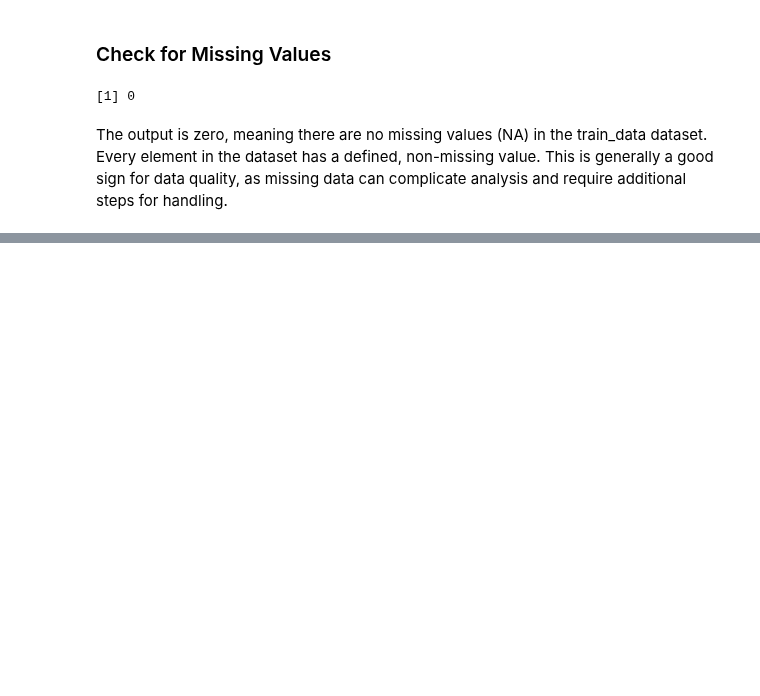
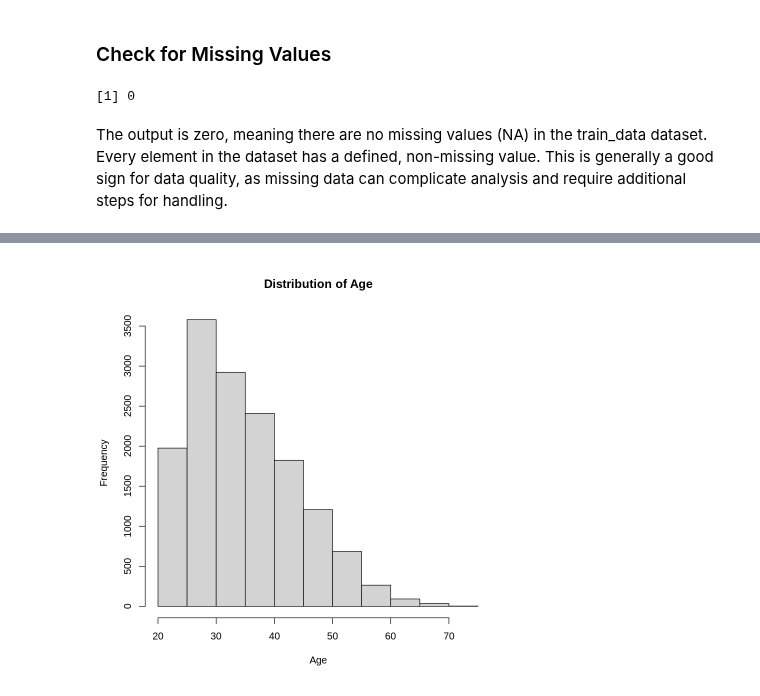
Before and after one commit to carlos-alves-one/Credit-Card-Analysis-R, a Jupyter notebook: Regression_CW2.ipynb, the cells around one changed output, grey strips where cells are left out. Drawn from its saved outputs; the diff is of its cells as text; code cells hidden in the pictures; blank space fills up the shorter version.

```diff
--- a/Regression_CW2.ipynb
+++ b/Regression_CW2.ipynb
@@ -186,0 +173,5 @@ Warning message:
+# %%
+# Plotting the distribution of Age in the training data
+hist(train_data$X5, main = "Distribution of Age", xlab = "Age")
+# %% [output]
+[figure, added]
```
Also changed, not shown: parts of 5 cells of this notebook.
